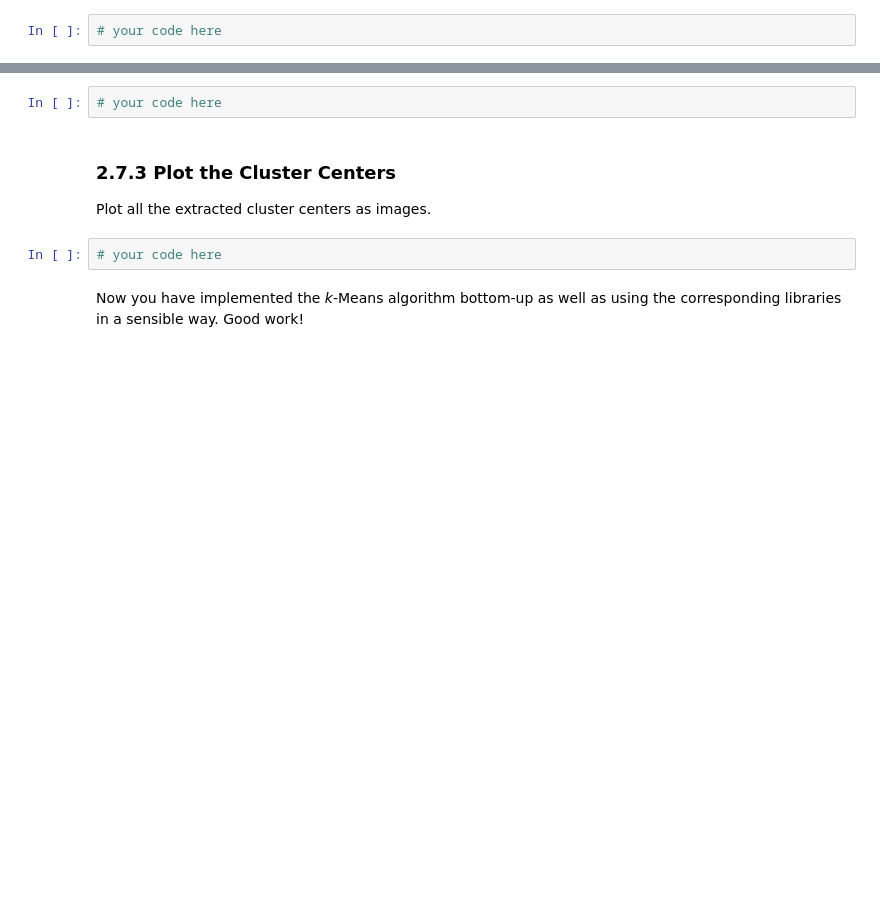
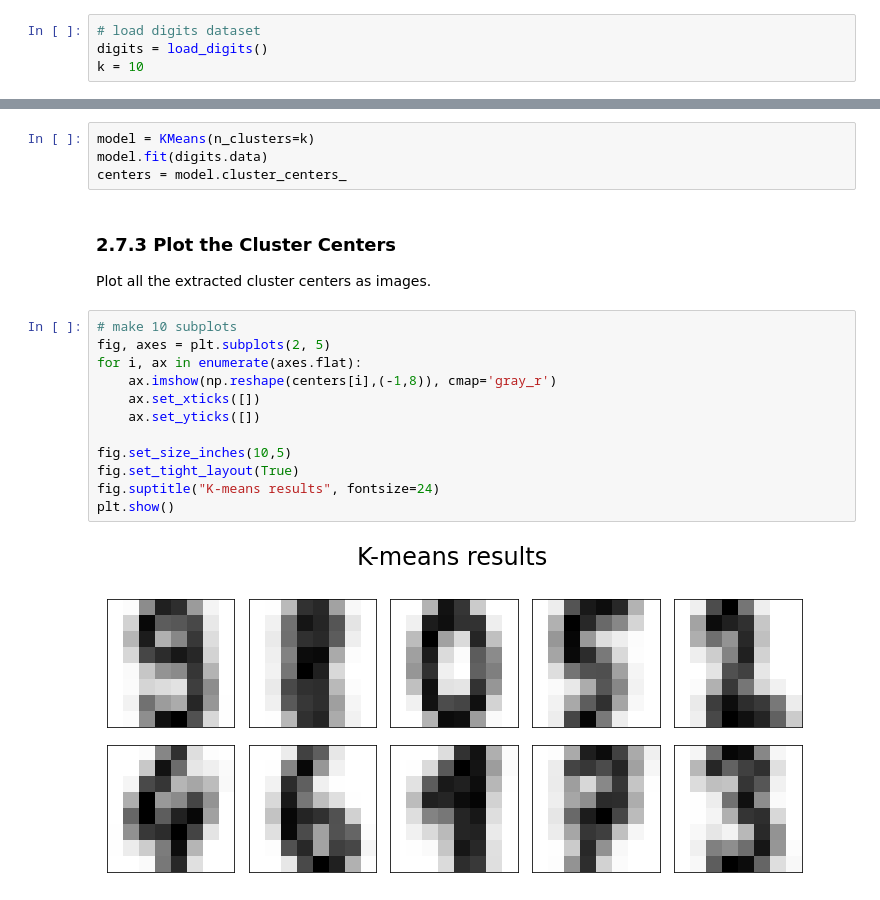
Before and after one commit to JakobSachs/DAIS2022, a Jupyter notebook: A06 - Association Clustering/kmeans.ipynb, the cells around one changed output, grey strips where cells are left out. Saved outputs shown, nothing was run; the diff lists cells and outputs as text; blank space fills up the shorter version.

```diff
--- a/A06 - Association Clustering/kmeans.ipynb
+++ b/A06 - Association Clustering/kmeans.ipynb
@@ -146,5 +268,7 @@ from sklearn.cluster import KMeans
 Load the [Digits Dataset](https://scikit-learn.org/stable/datasets/toy_dataset.html#digits-dataset) and decide on a reasonable number of cluster centers.
 # %%
-# your code here
+# load digits dataset
+digits = load_digits()
+k = 10
 # %% [markdown]
 ### Task 2.7.2 Run the _k_-Means Algorithm
@@ -151,5 +276,7 @@ Load the [Digits Dataset](https://scikit-learn.org/stable/datasets/toy_dataset.h
 Use the provided _k_-Means object on the digits data and extract the cluster centers.
 # %%
-# your code here
+model = KMeans(n_clusters=k)
+model.fit(digits.data)
+centers = model.cluster_centers_
 # %% [markdown]
 ### 2.7.3 Plot the Cluster Centers
@@ -156,5 +284,15 @@ Use the provided _k_-Means object on the digits data and extract the cluster cen
 Plot all the extracted cluster centers as images.
 # %%
-# your code here
+# make 10 subplots
+fig, axes = plt.subplots(2, 5)
+for i, ax in enumerate(axes.flat):
+    ax.imshow(np.reshape(centers[i],(-1,8)), cmap='gray_r')
+    ax.set_xticks([])
+    ax.set_yticks([])
+
+fig.set_size_inches(10,5)
+fig.set_tight_layout(True)
+fig.suptitle("K-means results", fontsize=24)
+plt.show()
+# %% [output]
+[figure, added]
-# %% [markdown]
-Now you have implemented the _k_-Means algorithm bottom-up as well as using the corresponding libraries in a sensible way. Good work!
```
Also changed, not shown: parts of 15 cells of this notebook.
